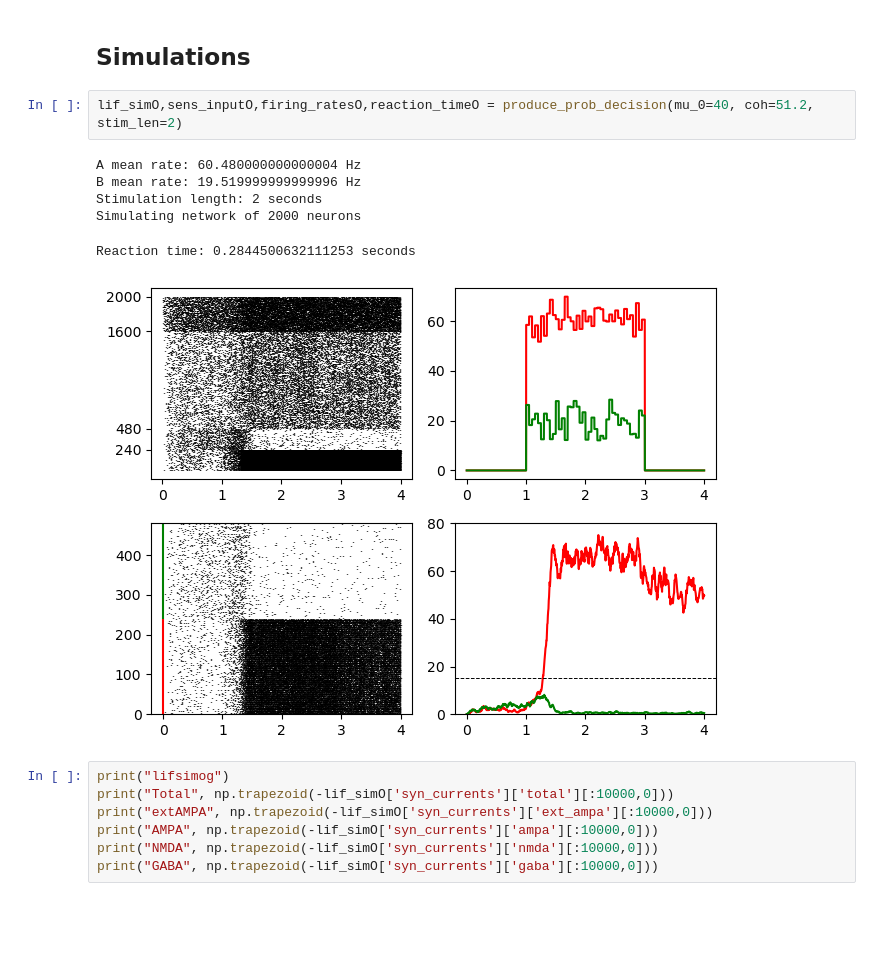
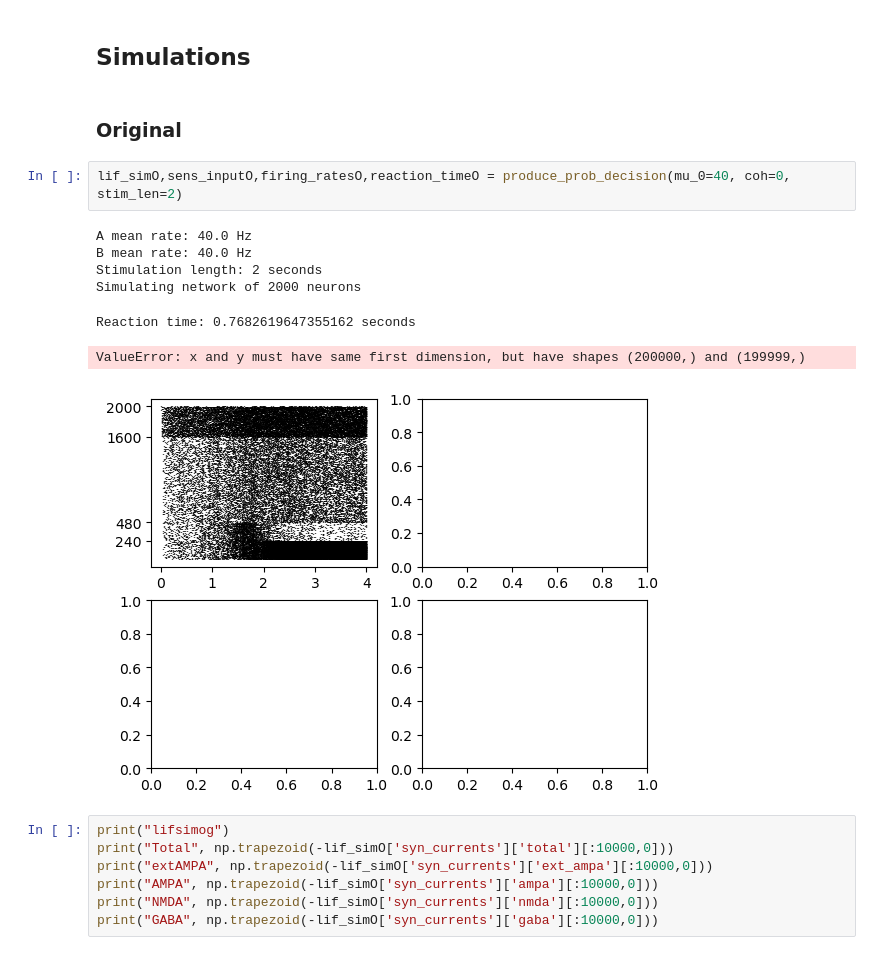
Before and after one commit to mateouma/lif_stochastic_decision, a Jupyter notebook: dec_plots.ipynb, the cells around one changed output. Drawn from its saved outputs; the diff is of its cells as text; blank space fills up the shorter version.

```diff
--- a/dec_plots.ipynb
+++ b/dec_plots.ipynb
@@ -90,15 +90,18 @@ for pre in range(1,5): # presynaptic
                                                                                                size=(ct_n[pos-1],ct_n[pre-1])) #* mut_inh[pos-1,pre-1]
 # %% [markdown]
 ## Simulations
+# %% [markdown]
+### Original
 # %%
-lif_simO,sens_inputO,firing_ratesO,reaction_timeO = produce_prob_decision(mu_0=40, coh=51.2, stim_len=2)
+lif_simO,sens_inputO,firing_ratesO,reaction_timeO = produce_prob_decision(mu_0=40, coh=0, stim_len=2)
 # %% [output]
-A mean rate: 60.480000000000004 Hz
-B mean rate: 19.519999999999996 Hz
+A mean rate: 40.0 Hz
+B mean rate: 40.0 Hz
 Stimulation length: 2 seconds
 Simulating network of 2000 neurons
-Reaction time: 0.2844500632111253 seconds
+Reaction time: 0.7682619647355162 seconds
+ValueError: x and y must have same first dimension, but have shapes (200000,) and (199999,)
-[figure, old version]
+[figure, new version]
 # %%
 print("lifsimog")
 print("Total", np.trapezoid(-lif_simO['syn_currents']['total'][:10000,0]))
```
Also changed, not shown: parts of 12 cells of this notebook, 2 other files.
